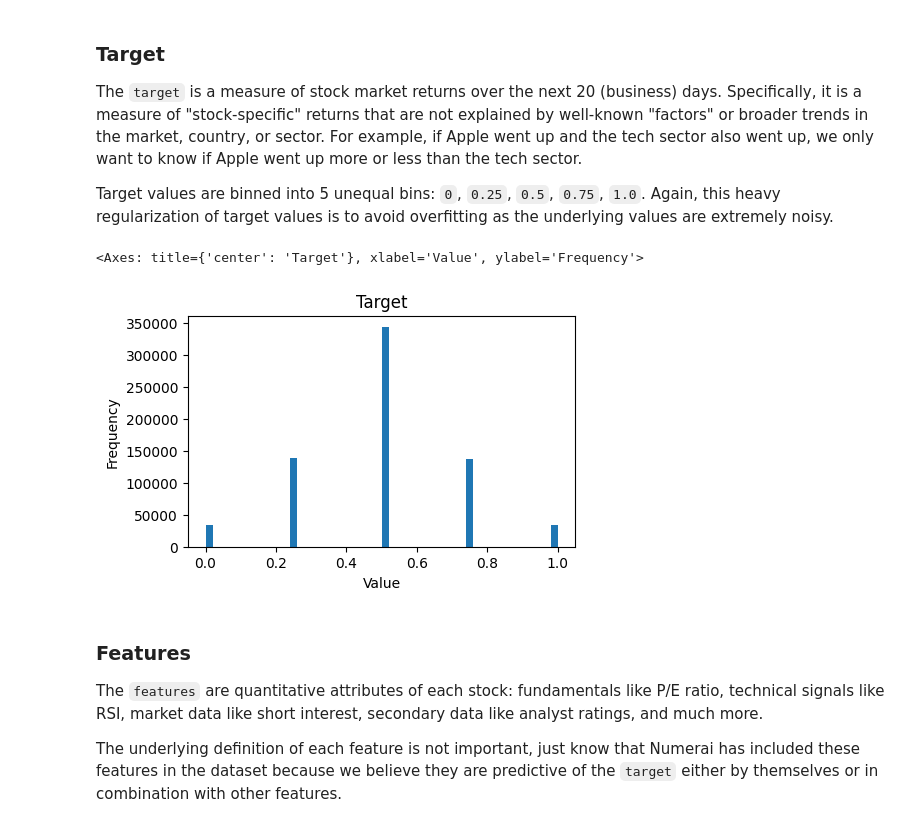
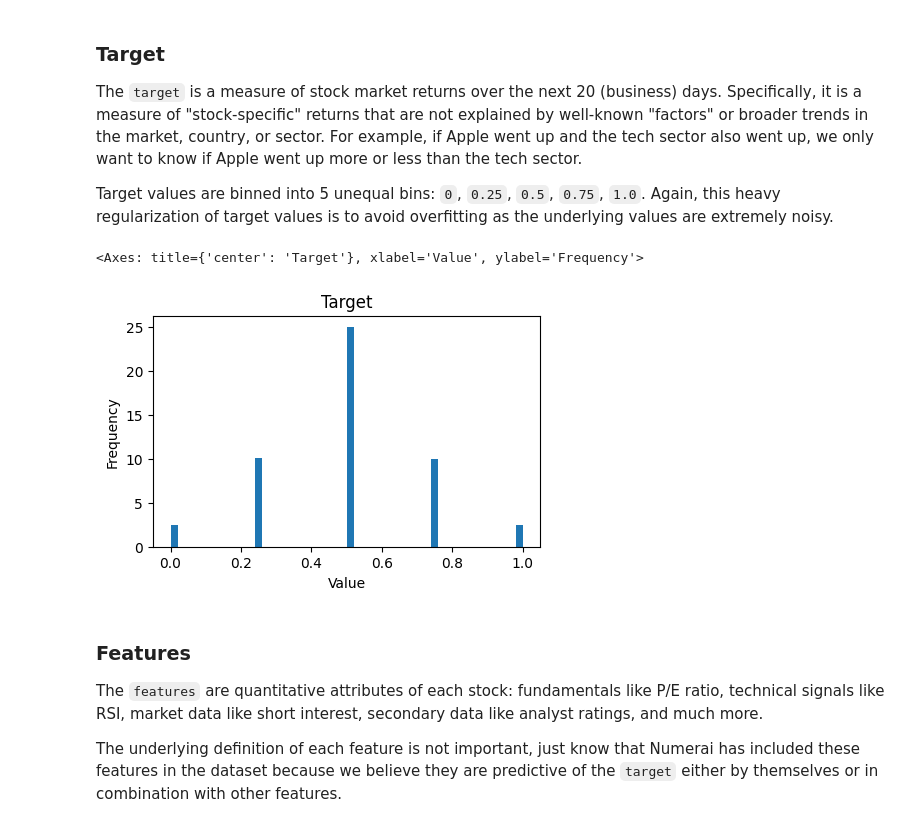
Before and after one commit to giulianochiriaco/NumerAI, a Jupyter notebook: hello_numerai.ipynb, the cells around one changed output. Saved outputs shown, nothing was run; the diff lists cells and outputs as text; code cells hidden in the pictures.

```diff
--- a/hello_numerai.ipynb
+++ b/hello_numerai.ipynb
@@ -186,16 +186,16 @@ Target values are binned into 5 unequal bins: `0`, `0.25`, `0.5`, `0.75`, `1.0`.
 # %%
 # Plot density histogram of the target
 train["target"].plot(
   kind="hist",
   title="Target",
   figsize=(5, 3),
   xlabel="Value",
-  density=False,
+  density=True,
   bins=50
 )
 # %% [output]
 <Axes: title={'center': 'Target'}, xlabel='Value', ylabel='Frequency'>
-[figure, old version]
+[figure, new version]
 # %% [markdown]
 ### Features
 The `features` are quantitative attributes of each stock: fundamentals like P/E ratio, technical signals like RSI, market data like short interest, secondary data like analyst ratings, and much more.
```
Also changed, not shown: parts of 1 cell of this notebook.
